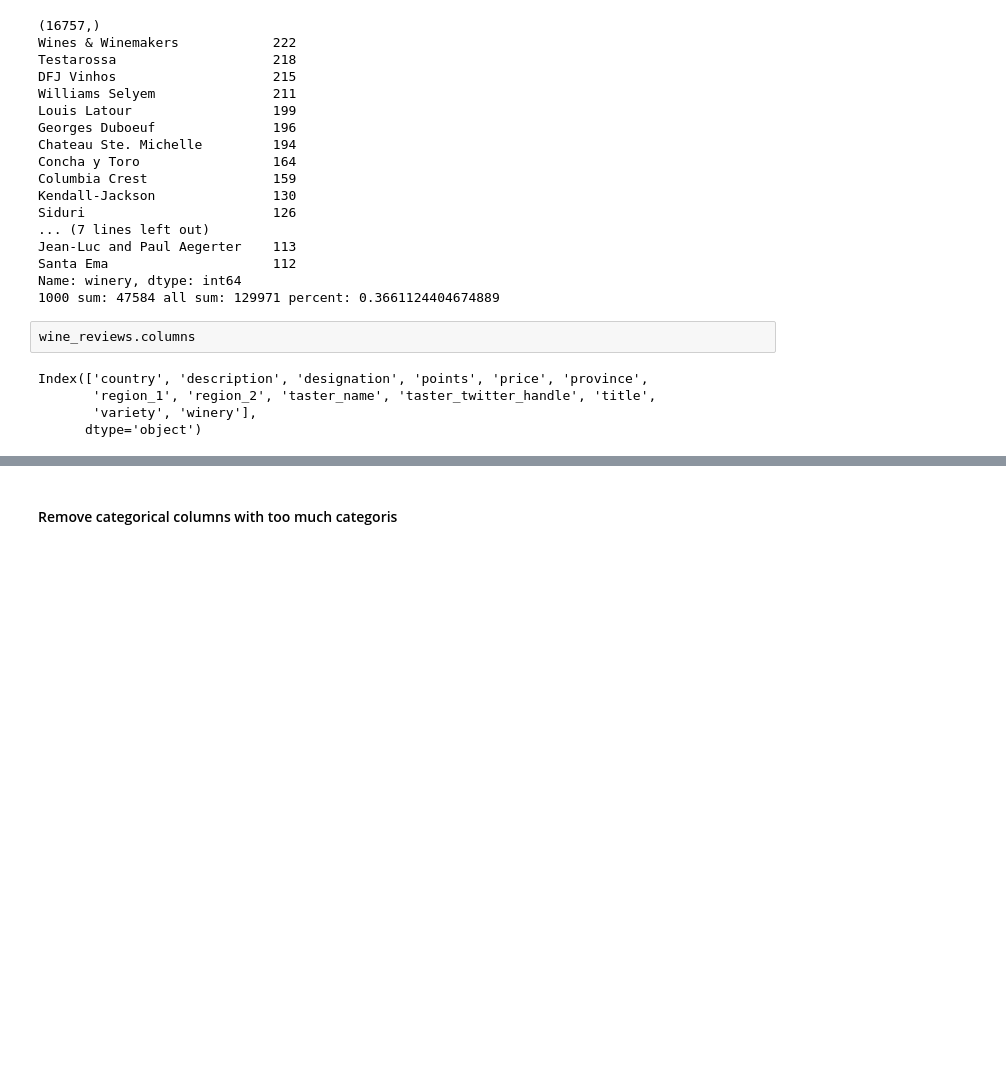
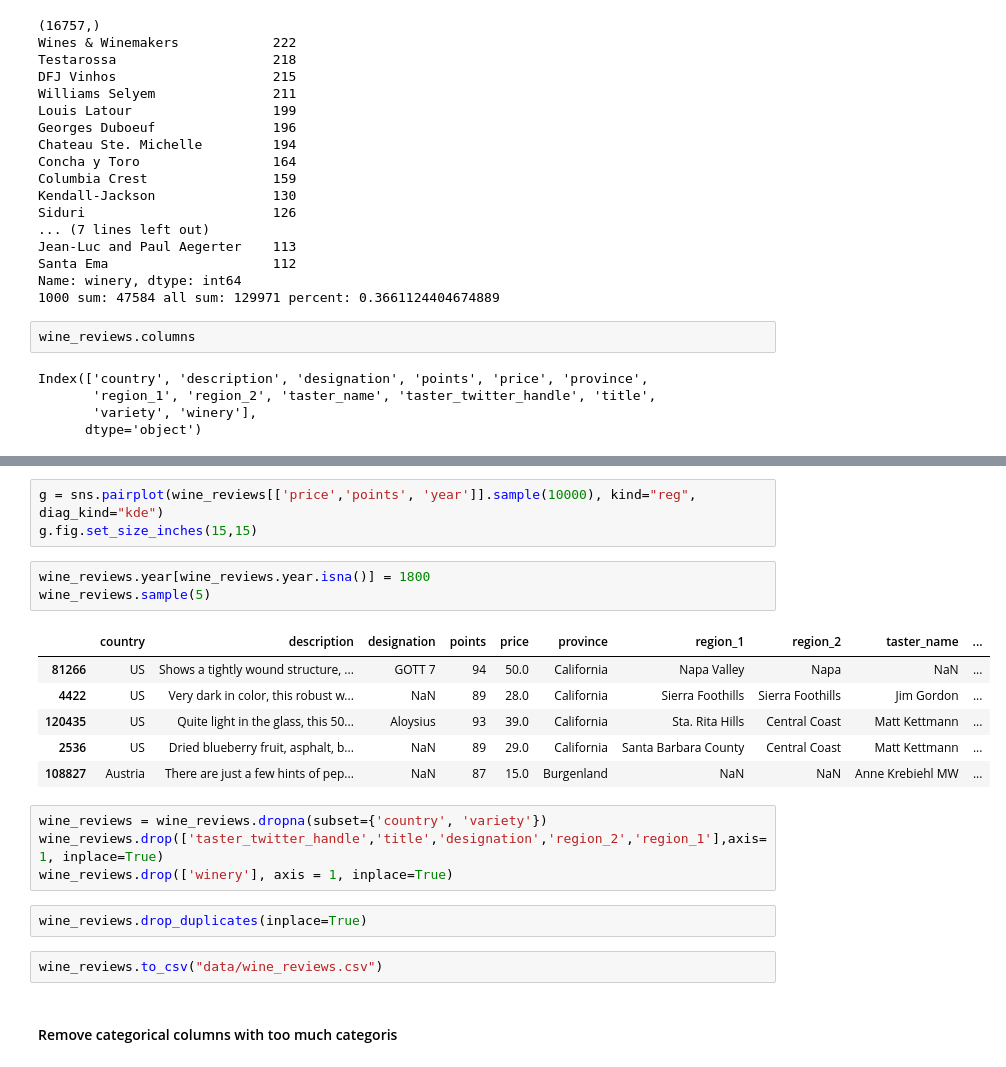
Before and after one commit to Agols/tsdc_course, a Jupyter notebook: Wine Dataset - EDA.ipynb, the cells around one changed output, grey strips where cells are left out. Saved outputs shown, nothing was run; the diff lists cells and outputs as text; blank space fills up the shorter version.

```diff
--- a/Wine Dataset - EDA.ipynb
+++ b/Wine Dataset - EDA.ipynb
@@ -225,3 +267,24 @@ Index(['country', 'description', 'designation', 'points', 'price', 'province',
+# %%
+g = sns.pairplot(wine_reviews[['price','points', 'year']].sample(10000), kind="reg", diag_kind="kde")
+g.fig.set_size_inches(15,15)
+# %%
+wine_reviews.year[wine_reviews.year.isna()] = 1800
+wine_reviews.sample(5)
+# %% [output]
+|  | country | description | designation | points | price | province | region_1 | region_2 | taster_name | ... |
+| 81266 | US | Shows a tightly wound structure, ... | GOTT 7 | 94 | 50.0 | California | Napa Valley | Napa | NaN | ... |
+| 4422 | US | Very dark in color, this robust w... | NaN | 89 | 28.0 | California | Sierra Foothills | Sierra Foothills | Jim Gordon | ... |
+| 120435 | US | Quite light in the glass, this 50... | Aloysius | 93 | 39.0 | California | Sta. Rita Hills | Central Coast | Matt Kettmann | ... |
+| 2536 | US | Dried blueberry fruit, asphalt, b... | NaN | 89 | 29.0 | California | Santa Barbara County | Central Coast | Matt Kettmann | ... |
+| 108827 | Austria | There are just a few hints of pep... | NaN | 87 | 15.0 | Burgenland | NaN | NaN | Anne Krebiehl MW | ... |
+# %%
+wine_reviews = wine_reviews.dropna(subset={'country', 'variety'})
+wine_reviews.drop(['taster_twitter_handle','title','designation','region_2','region_1'],axis=1, inplace=True)
+wine_reviews.drop(['winery'], axis = 1, inplace=True)
+# %%
+wine_reviews.drop_duplicates(inplace=True)
+# %%
+wine_reviews.to_csv("data/wine_reviews.csv")
 # %% [markdown]
 #### Remove categorical columns with too much categoris
 # %%
```
Also changed, not shown: parts of 90 cells of this notebook, 1 other file.
